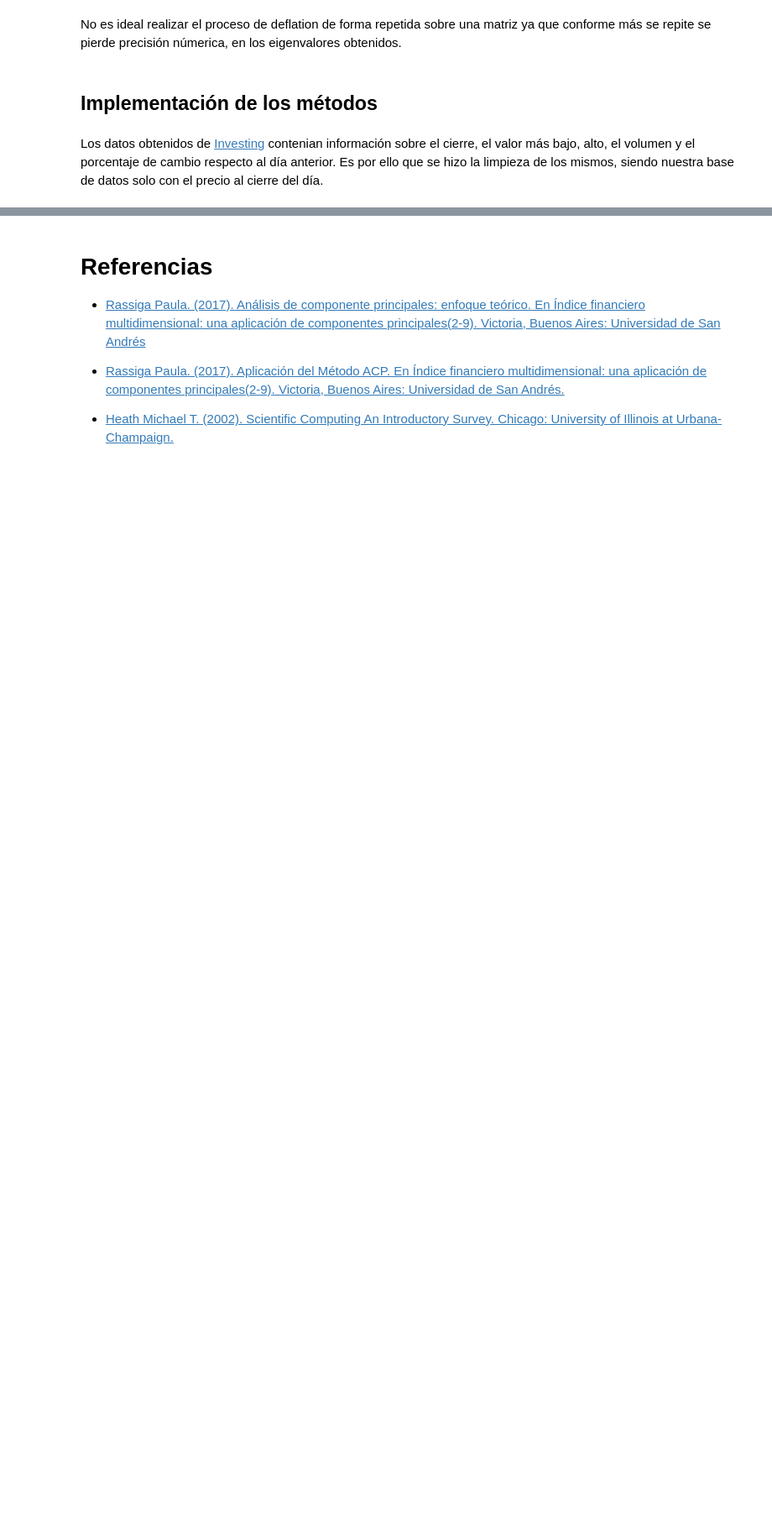
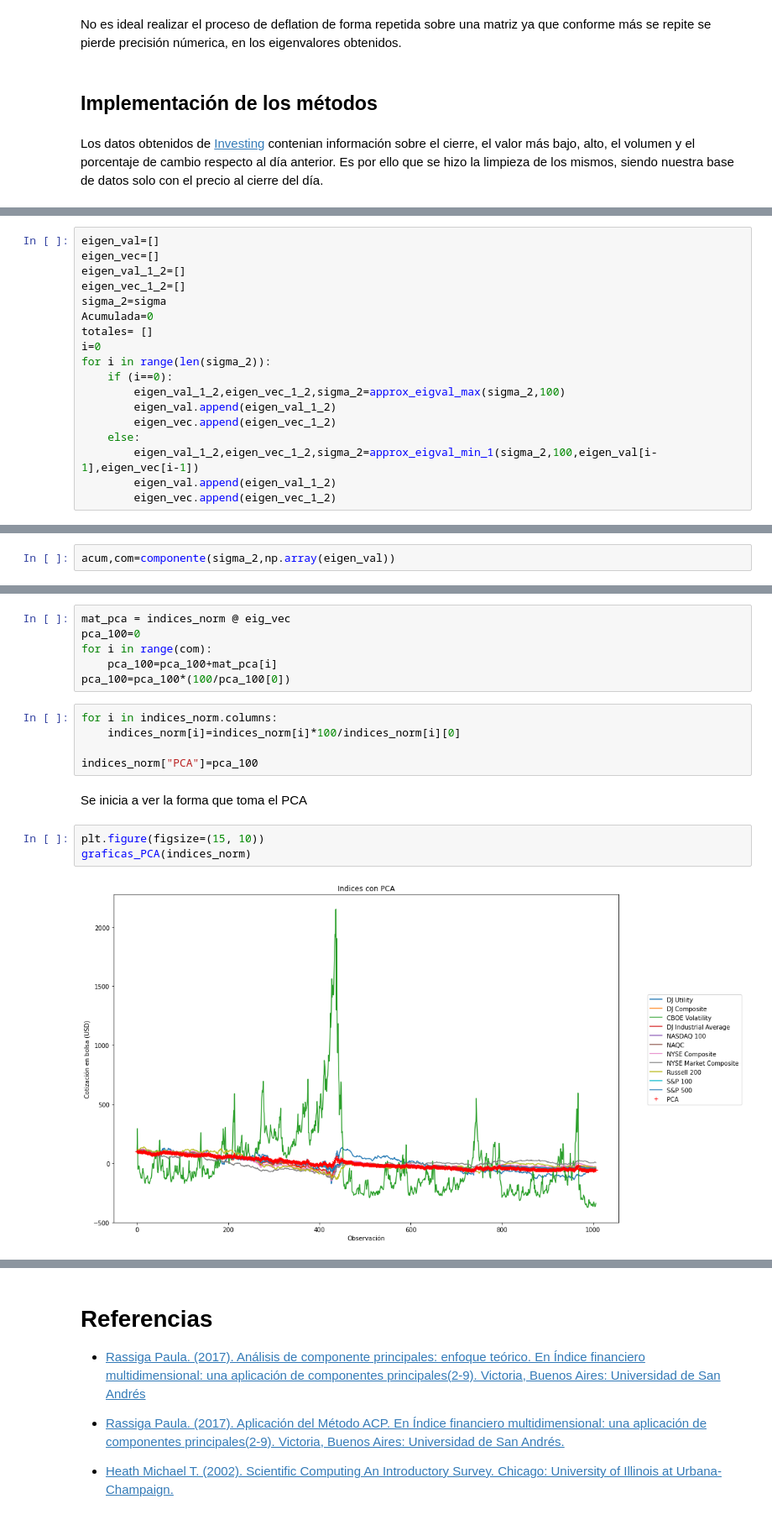
Before and after one commit to kennyldc/proyecto_final_opt21_eq8, a Jupyter notebook: trabajo_final_equipo_8.ipynb, the cells around one changed output, grey strips where cells are left out. Shown at 84% size. Drawn from its saved outputs; the diff is of its cells as text; blank space fills up the shorter version.

```diff
--- a/trabajo_final_equipo_8.ipynb
+++ b/trabajo_final_equipo_8.ipynb
@@ -115,0 +140,18 @@ graficas_sin_normalizar(indices)
+# %%
+eigen_val=[]
+eigen_vec=[]
+eigen_val_1_2=[]
+eigen_vec_1_2=[]
+sigma_2=sigma
+Acumulada=0
+totales= []
+i=0
+for i in range(len(sigma_2)):
+    if (i==0):
+        eigen_val_1_2,eigen_vec_1_2,sigma_2=approx_eigval_max(sigma_2,100)
+        eigen_val.append(eigen_val_1_2)
+        eigen_vec.append(eigen_vec_1_2)
+    else:
+        eigen_val_1_2,eigen_vec_1_2,sigma_2=approx_eigval_min_1(sigma_2,100,eigen_val[i-1],eigen_vec[i-1])
+        eigen_val.append(eigen_val_1_2)
+        eigen_vec.append(eigen_vec_1_2)
@@ -115,0 +162,2 @@ graficas_sin_normalizar(indices)
+# %%
+acum,com=componente(sigma_2,np.array(eigen_val))
@@ -115,0 +166,18 @@ graficas_sin_normalizar(indices)
+# %%
+mat_pca = indices_norm @ eig_vec
+pca_100=0
+for i in range(com):
+    pca_100=pca_100+mat_pca[i]
+pca_100=pca_100*(100/pca_100[0])
+# %%
+for i in indices_norm.columns:
+    indices_norm[i]=indices_norm[i]*100/indices_norm[i][0]
+
+indices_norm["PCA"]=pca_100
+# %% [markdown]
+Se inicia a ver la forma que toma el PCA
+# %%
+plt.figure(figsize=(15, 10))
+graficas_PCA(indices_norm)
+# %% [output]
+[figure, added]
```
Also changed, not shown: parts of 13 cells of this notebook.
